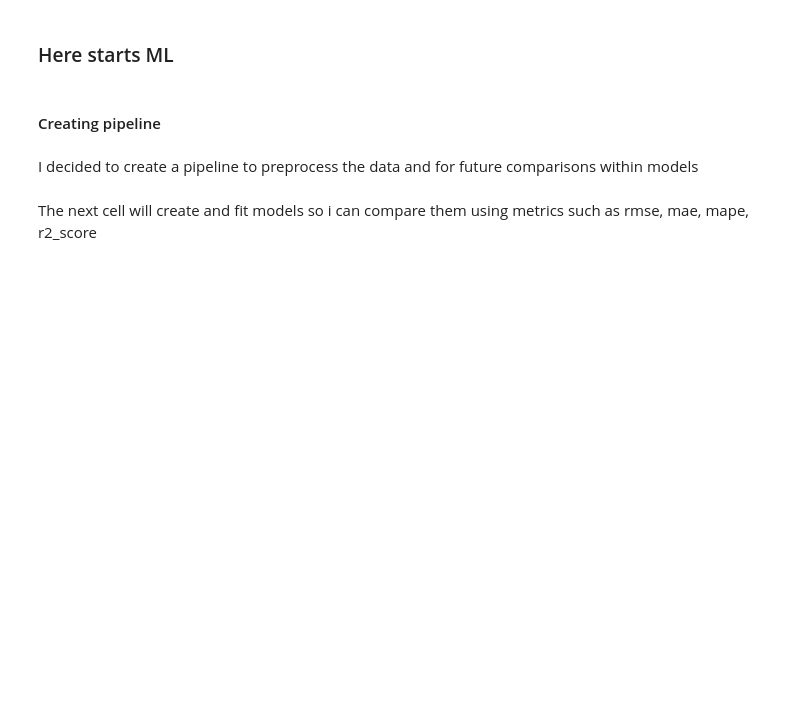
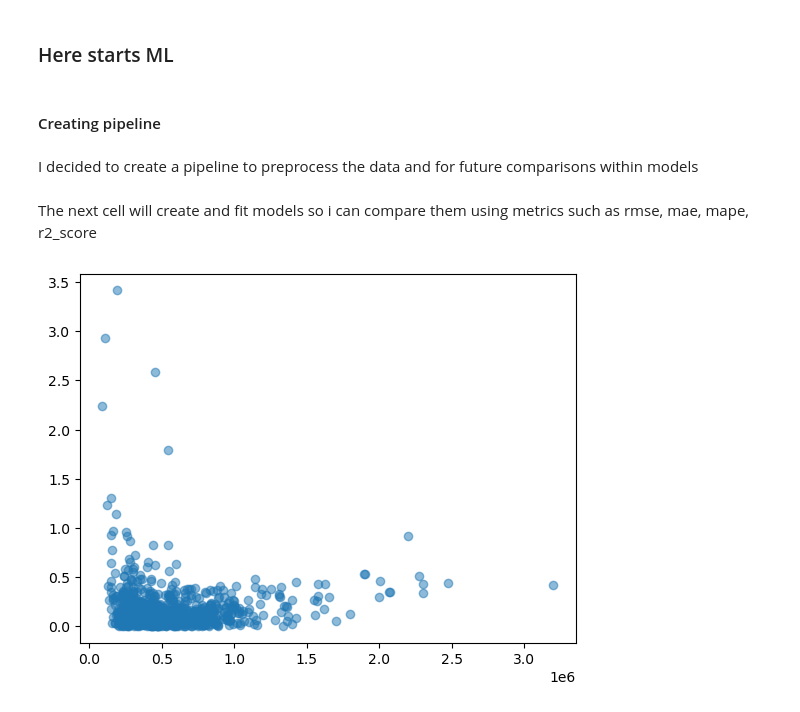
Before and after one commit to sadeclipse/HousePricePredictor, a Jupyter notebook: pricePredictor.ipynb, the cells around one changed output. Cells and saved outputs as stored; diff of their text form; code cells hidden in the pictures; blank space fills up the shorter version.

```diff
--- a/pricePredictor.ipynb
+++ b/pricePredictor.ipynb
@@ -145,24 +153,36 @@ The next cell will create and fit models so i can compare them using metrics suc
 # %%
 models = []
 rmse_scores = []
 r2_scores = []
 mae = []
 mape = []
-algorithms = [LinearRegression(),Ridge(),Lasso(), svm.SVR(), RandomForestRegressor(), GradientBoostingRegressor(), AdaBoostRegressor()]
+mpe = []
+algorithms = [LinearRegression(),Ridge(),Lasso(), svm.SVR(), RandomForestRegressor(), GradientBoostingRegressor(), AdaBoostRegressor(), XGBRegressor()]
 
 for algo in algorithms:
     pipeline = create_pipeline(algo=algo)
 
-    target_scaler = StandardScaler()
+    target_scaler = RobustScaler()
     train_y_scaled = target_scaler.fit_transform(train_y.values.reshape(-1, 1)).ravel()
 
 
     pipeline.fit(X=train_X, y=train_y_scaled)
     predictions = pipeline.predict(X=test_X)
     prescaled_pred = target_scaler.inverse_transform(predictions.reshape(-1, 1)).ravel()
 
     models.append(algo.__class__.__name__)
     mae.append(mean_absolute_error(y_true=test_y, y_pred=prescaled_pred))
     rmse_scores.append(root_mean_squared_error(y_true=test_y, y_pred=prescaled_pred))
     r2_scores.append(r2_score(y_true=test_y, y_pred=prescaled_pred))
     mape.append(mean_absolute_percentage_error(y_true=test_y, y_pred=prescaled_pred))
+
+    pe = np.abs((test_y - prescaled_pred) / test_y)
+    median_pe = np.median(pe)
+    mpe.append(median_pe)
+
+    if(isinstance(algo , svm.SVR)):
+        plt.scatter(test_y, pe, alpha=0.5)
+        plt.show()
+        testing_df = pd.DataFrame({'true_price' : test_y, 'pred_price': prescaled_pred})
+# %% [output]
+[figure, added]
```
Also changed, not shown: parts of 16 cells of this notebook.
